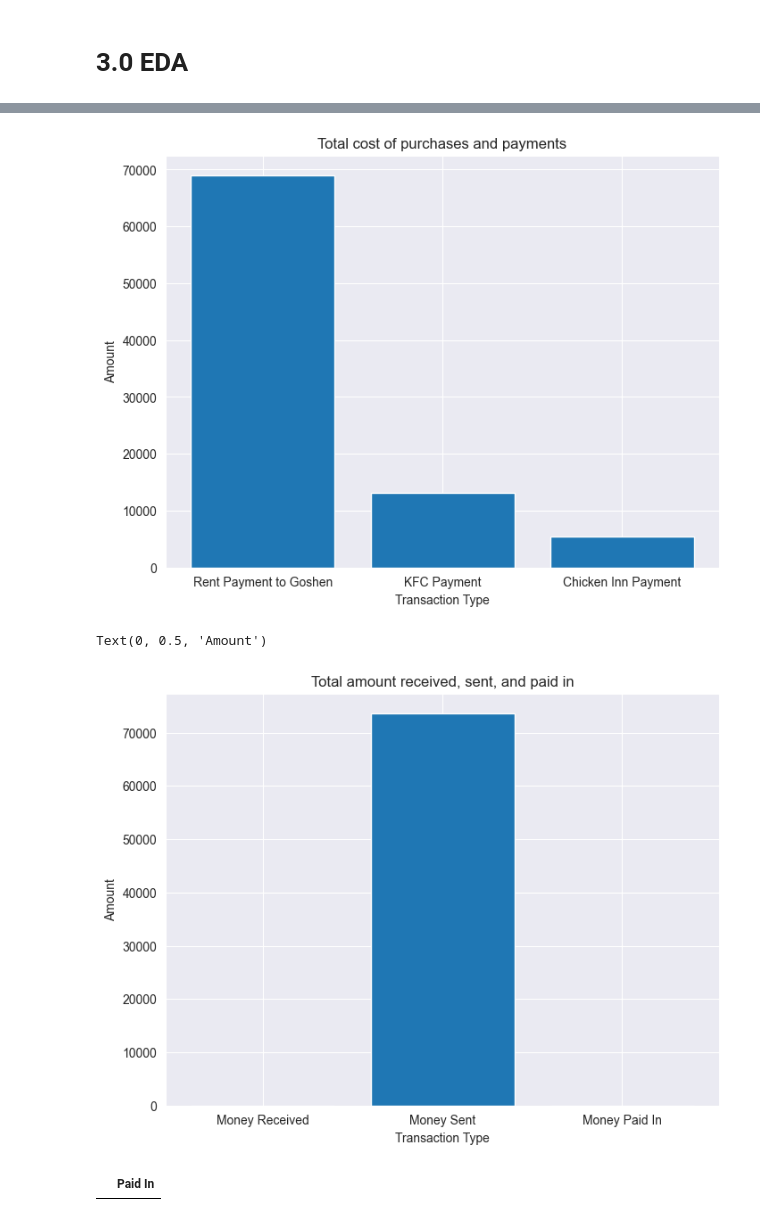
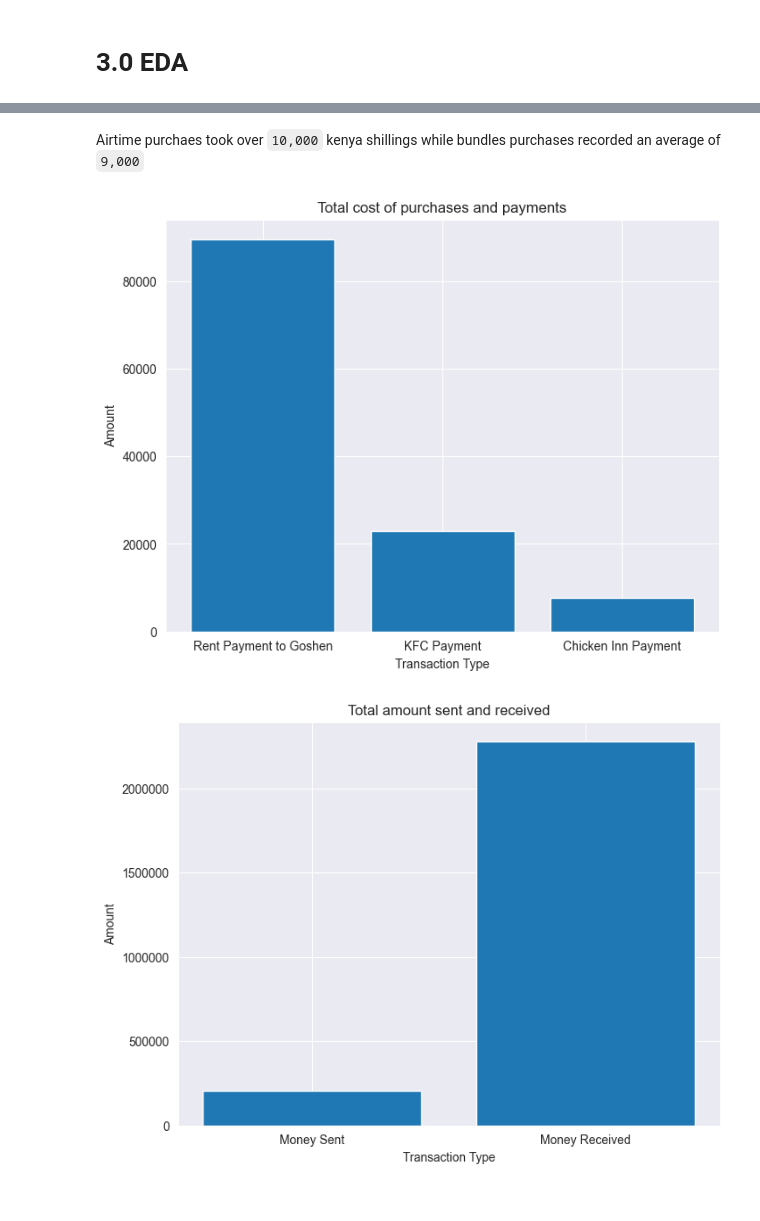
Before and after one commit to nelkemboi/mpesa_analysis, a Jupyter notebook: mpesa.ipynb, the cells around one changed output, grey strips where cells are left out. Cells and saved outputs as stored; diff of their text form; code cells hidden in the pictures.

```diff
--- a/mpesa.ipynb
+++ b/mpesa.ipynb
@@ -34,9 +36,11 @@ data1 = pd.read_excel('mpesa_data1.xlsx')
 data2 = pd.read_excel('mpesa_data2.xlsx')
 #reading file three
 data3 = pd.read_excel('mpesa_data3.xlsx')
+#reading data 4
+paid_df = pd.read_excel('paid_in_data.xlsx')
 # %%
 #merging all dataframes
-merged_data = pd.concat([data2, data2, data3], ignore_index=True)
+merged_data = pd.concat([data1, data2, data3], ignore_index=True)
 #convert to  new excel file
 merged_data.to_excel('merged_data.xlsx', index=False)
 #checking the new dataframe
@@ -193,6 +193,9 @@ From here it can be seen that all columns are objects we need to convert the `ba
 merged_data['Withdrawn'] = pd.to_numeric(merged_data['Withdrawn'], errors='coerce')
 merged_data['Withdrawn'] = merged_data['Withdrawn'].replace([np.inf, -np.inf], np.nan).fillna(0).astype(int)
 
+paid_df['Paid In'] = pd.to_numeric(paid_df['Paid In'], errors='coerce')
+paid_df['Paid In'] = paid_df['Paid In'].replace([np.inf, -np.inf], np.nan).fillna(0).astype(int)
+
 merged_data['Balance'] = pd.to_numeric(merged_data['Balance'], errors='coerce')
 merged_data['Balance'] = merged_data['Balance'].replace([np.inf, -np.inf], np.nan).fillna(0).astype(int)
 # %%
@@ -343,3 +341,5 @@ plt.show()
+# %% [markdown]
+Airtime purchaes took over `10,000` kenya shillings while bundles purchases recorded an average of `9,000`
 # %%
 # Filtering the dataframe to get several payments
 rent_transaction = merged_data[merged_data["Details"].str.contains('Goshen', case=False)]
@@ -365,36 +365,32 @@ plt.ylabel('Amount')
 # Display the plot
 plt.show()
 # %% [output]
-[figure, old version]
+[figure, new version]
 # %%
-# Filtering the dataframe to get money received and sent
+
+# Filtering the DataFrame to get money sent
 sent_transaction = merged_data[merged_data["Details"].str.contains('Customer Transfer', case=False)]
-received_transaction = merged_data[merged_data["Details"].str.contains('Funds received', case=False)]
+# Getting the amount total for money sent
+sent_total = sent_transaction['Withdrawn'].sum()
 
-# Getting the amount totals
-sent_total = sent_transaction['Withdrawn'].sum()
-received_total = received_transaction['Withdrawn'].sum()
+# Getting the amount total for money paid in
+paid_in_total = paid_df['Paid In'].sum()
 
-# Calculate the total amount from the 'paid_in_df'
-paid_in_total = paid_in_df['Paid In'].sum()
-
-labels = ['Money Received', 'Money Sent', 'Money Paid In']
-amounts = [received_total, sent_total, paid_in_total]
+labels = ['Money Sent', 'Money Received']
+amounts = [sent_total, paid_in_total]
 
 plt.figure(figsize=(8, 6))
 plt.bar(labels, amounts)
 
 # Customize the plot
-plt.title('Total amount received, sent, and paid in')
+plt.title('Total amount sent and received')
 plt.xlabel('Transaction Type')
 plt.ylabel('Amount')
 
+# Convert y-axis tick labels to plain format
+plt.ticklabel_format(style='plain', axis='y')
+
 # Display the plot
 plt.show()
 # %% [output]
-Text(0, 0.5, 'Amount')
-[figure, old version]
+[figure, new version]
-# %%
-paid_in_df
-# %% [output]
-|  | Paid In |
```
Also changed, not shown: parts of 36 cells of this notebook, 2 other files.
